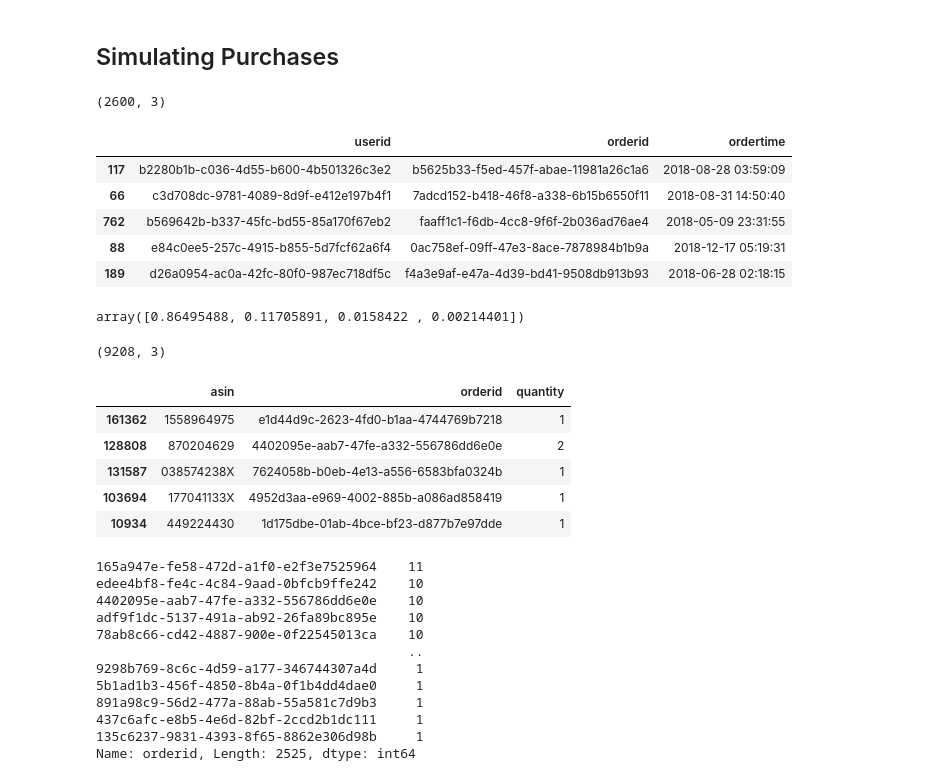
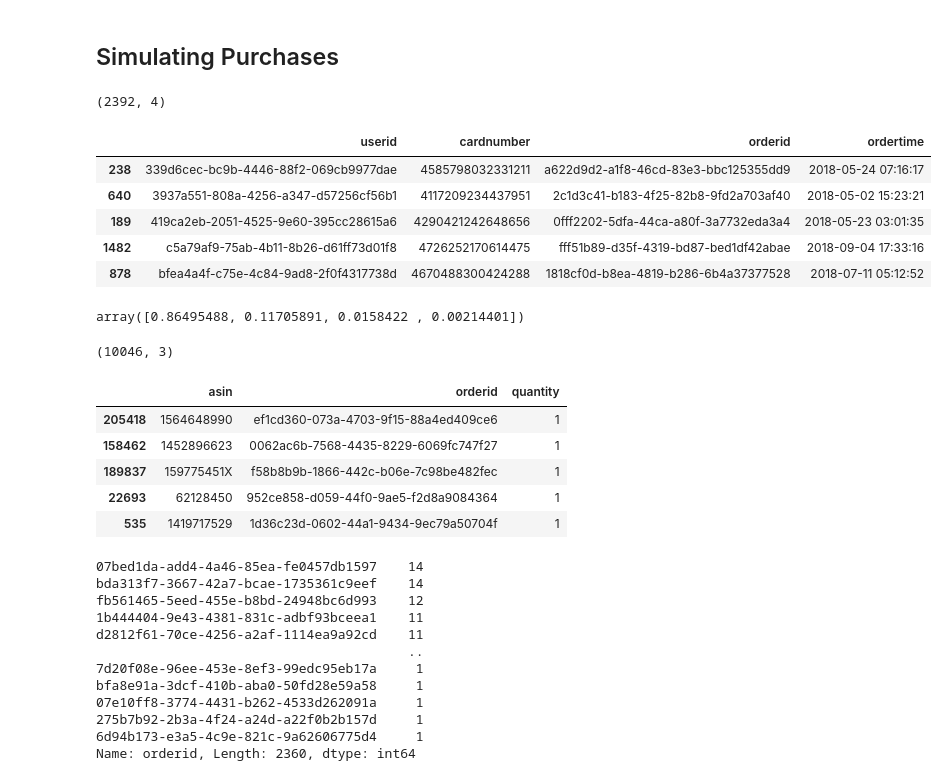
Before and after one commit to jacobdanovitch/look-inna-book, a Jupyter notebook: data/Azure-Data-Generation.ipynb, the cells around one changed output. Cells and saved outputs as stored; diff of their text form; code cells hidden in the pictures.

```diff
--- a/data/Azure-Data-Generation.ipynb
+++ b/data/Azure-Data-Generation.ipynb
@@ -180,0 +201,23 @@ users.to_sql('customer', engine, schema="final", if_exists="append", index=False
+# %%
+from faker import Faker
+
+fake = Faker()
+Faker.seed(0)
+
+def random_credit_cards(n):
+    for _ in range(n):
+        yield {
+            'cardnumber': fake.credit_card_number(card_type='visa'),
+            'cvv': fake.credit_card_security_code(card_type='visa'),
+            'expirationdate': fake.credit_card_expire(end='+5y', date_format='20%y-%m-01')
+        }
+# %%
+NUM_CARDS = int(NUM_USERS*1.75)
+
+random_cardholders = users.sample(NUM_CARDS, replace=True).values.squeeze()
+random_cc_iter = zip(random_cardholders, random_credit_cards(NUM_CARDS))
+
+cc_users = pd.DataFrame([{'userid': uid, **cc} for (uid, cc) in random_cc_iter])
+
+print(cc_users.shape)
+cc_users.head()
@@ -181,3 +235,6 @@ users.to_sql('customer', engine, schema="final", if_exists="append", index=False
+# %%
+cardholders = cc_users[['userid', 'cardnumber']]
+cardholders.to_sql('cardholder', engine, schema="final", if_exists="append", index=False, method=psql_insert_copy)
 # %% [markdown]
 ## Simulating Purchases
 # %%
@@ -197,26 +254,26 @@ def random_dates(first_date, second_date, n):
 # %%
 NUM_PURCHASES = np.random.randint(2000, 3000)
 NUM_SAMPLED_USERS = np.random.randint(NUM_USERS//3, NUM_USERS//3*2)
 
-purchases = users.sample(NUM_SAMPLED_USERS) \
+purchases = cardholders.sample(NUM_SAMPLED_USERS) \
                 .sample(NUM_PURCHASES, replace=True) \
                 .assign(
                     orderid=list(random_uuids(NUM_PURCHASES)),
                     ordertime=random_dates("1/1/2018 1:30 PM", "1/1/2019 4:50 AM", NUM_PURCHASES)
                 )
 
-assert purchases.userid.isin(users.userid).all()
+assert purchases.userid.isin(cardholders.userid).all()
 
 print(purchases.shape)
 purchases.head()
 # %% [output]
-(2600, 3)
+(2392, 4)
-|  | userid | orderid | ordertime |
-| 117 | b2280b1b-c036-4d55-b600-4b501326c3e2 | b5625b33-f5ed-457f-abae-11981a26c1a6 | 2018-08-28 03:59:09 |
-| 66 | c3d708dc-9781-4089-8d9f-e412e197b4f1 | 7adcd152-b418-46f8-a338-6b15b6550f11 | 2018-08-31 14:50:40 |
-| 762 | b569642b-b337-45fc-bd55-85a170f67eb2 | faaff1c1-f6db-4cc8-9f6f-2b036ad76ae4 | 2018-05-09 23:31:55 |
-| 88 | e84c0ee5-257c-4915-b855-5d7fcf62a6f4 | 0ac758ef-09ff-47e3-8ace-7878984b1b9a | 2018-12-17 05:19:31 |
-| 189 | d26a0954-ac0a-42fc-80f0-987ec718df5c | f4a3e9af-e47a-4d39-bd41-9508db913b93 | 2018-06-28 02:18:15 |
+|  | userid | cardnumber | orderid | ordertime |
+| 238 | 339d6cec-bc9b-4446-88f2-069cb9977dae | 4585798032331211 | a622d9d2-a1f8-46cd-83e3-bbc125355dd9 | 2018-05-24 07:16:17 |
+| 640 | 3937a551-808a-4256-a347-d57256cf56b1 | 4117209234437951 | 2c1d3c41-b183-4f25-82b8-9fd2a703af40 | 2018-05-02 15:23:21 |
+| 189 | 419ca2eb-2051-4525-9e60-395cc28615a6 | 4290421242648656 | 0fff2202-5dfa-44ca-a80f-3a7732eda3a4 | 2018-05-23 03:01:35 |
+| 1482 | c5a79af9-75ab-4b11-8b26-d61ff73d01f8 | 4726252170614475 | fff51b89-d35f-4319-bd87-bed1df42abae | 2018-09-04 17:33:16 |
+| 878 | bfea4a4f-c75e-4c84-9ad8-2f0f4317738d | 4670488300424288 | 1818cf0d-b8ea-4819-b286-6b4a37377528 | 2018-07-11 05:12:52 |
 # %%
 # https://stackoverflow.com/a/50425683/6766123
 def softmax(x, axis=None):
@@ -245,28 +302,28 @@ purchased_items = df[['asin']].sample(NUM_PURCHASED_ITEMS, replace=True) \
 print(purchased_items.shape)
 purchased_items.head()
 # %% [output]
-(9208, 3)
+(10046, 3)
 |  | asin | orderid | quantity |
-| 161362 | 1558964975 | e1d44d9c-2623-4fd0-b1aa-4744769b7218 | 1 |
-| 128808 | 870204629 | 4402095e-aab7-47fe-a332-556786dd6e0e | 2 |
-| 131587 | 038574238X | 7624058b-b0eb-4e13-a556-6583bfa0324b | 1 |
-| 103694 | 177041133X | 4952d3aa-e969-4002-885b-a086ad858419 | 1 |
-| 10934 | 449224430 | 1d175dbe-01ab-4bce-bf23-d877b7e97dde | 1 |
+| 205418 | 1564648990 | ef1cd360-073a-4703-9f15-88a4ed409ce6 | 1 |
+| 158462 | 1452896623 | 0062ac6b-7568-4435-8229-6069fc747f27 | 1 |
+| 189837 | 159775451X | f58b8b9b-1866-442c-b06e-7c98be482fec | 1 |
+| 22693 | 62128450 | 952ce858-d059-44f0-9ae5-f2d8a9084364 | 1 |
+| 535 | 1419717529 | 1d36c23d-0602-44a1-9434-9ec79a50704f | 1 |
 # %%
 purchased_items.orderid.value_counts()
 # %% [output]
-165a947e-fe58-472d-a1f0-e2f3e7525964    11
-edee4bf8-fe4c-4c84-9aad-0bfcb9ffe242    10
-4402095e-aab7-47fe-a332-556786dd6e0e    10
-adf9f1dc-5137-491a-ab92-26fa89bc895e    10
-78ab8c66-cd42-4887-900e-0f22545013ca    10
+07bed1da-add4-4a46-85ea-fe0457db1597    14
+bda313f7-3667-42a7-bcae-1735361c9eef    14
+fb561465-5eed-455e-b8bd-24948bc6d993    12
+1b444404-9e43-4381-831c-adbf93bceea1    11
+d2812f61-70ce-4256-a2af-1114ea9a92cd    11
                                         ..
-9298b769-8c6c-4d59-a177-346744307a4d     1
-5b1ad1b3-456f-4850-8b4a-0f1b4dd4dae0     1
-891a98c9-56d2-477a-88ab-55a581c7d9b3     1
-437c6afc-e8b5-4e6d-82bf-2ccd2b1dc111     1
-135c6237-9831-4393-8f65-8862e306d98b     1
-Name: orderid, Length: 2525, dtype: int64
+7d20f08e-96ee-453e-8ef3-99edc95eb17a     1
+bfa8e91a-3dcf-410b-aba0-50fd28e59a58     1
+07e10ff8-3774-4431-b262-4533d262091a     1
+275b7b92-2b3a-4f24-a24d-a22f0b2b157d     1
+6d94b173-e3a5-4c9e-821c-9a62606775d4     1
+Name: orderid, Length: 2360, dtype: int64
 # %%
 purchased_items.quantity.value_counts()
 # %% [output]
```
Also changed, not shown: parts of 6 cells of this notebook, 2 other files.
